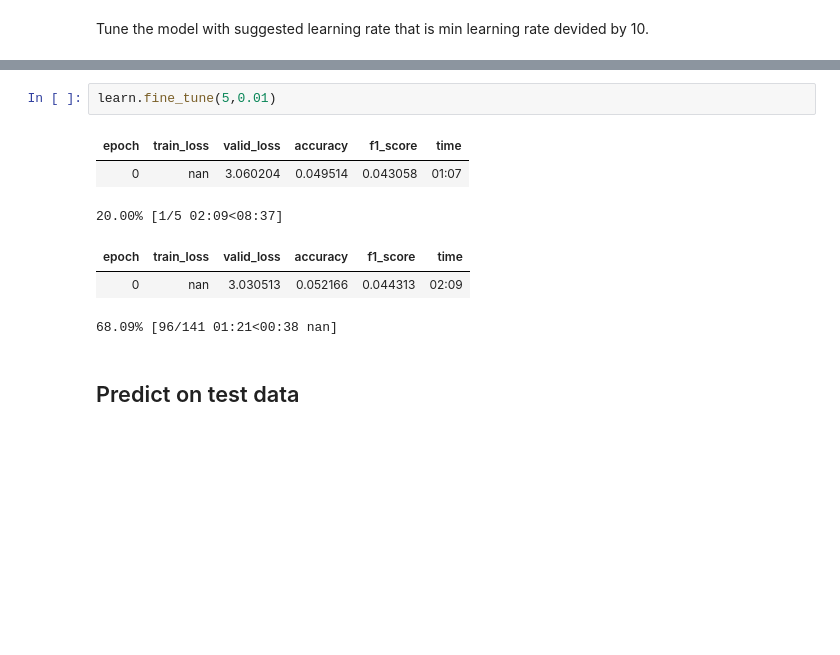
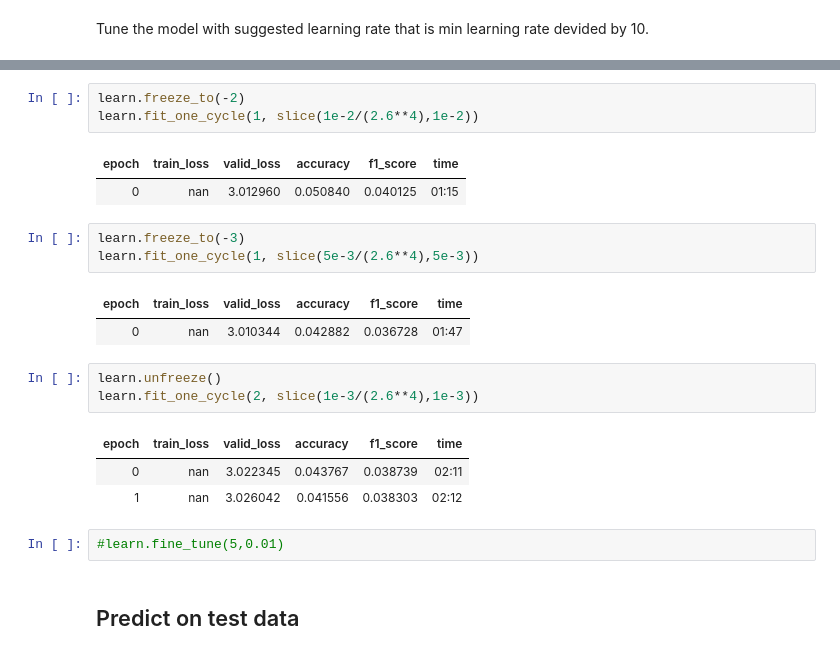
Before and after one commit to sayanbanerjee32/NLP-with-fastai2.0, a Jupyter notebook: fastai_on_20newsgroup.ipynb, the cells around one changed output, grey strips where cells are left out. Cells and saved outputs as stored; diff of their text form; blank space fills up the shorter version.

```diff
--- a/fastai_on_20newsgroup.ipynb
+++ b/fastai_on_20newsgroup.ipynb
@@ -124,12 +125,24 @@ learn.fit_one_cycle(1, 0.01) # min / 10
+# %%
+learn.freeze_to(-2)
+learn.fit_one_cycle(1, slice(1e-2/(2.6**4),1e-2))
+# %% [output]
+| epoch | train_loss | valid_loss | accuracy | f1_score | time |
+| 0 | nan | 3.012960 | 0.050840 | 0.040125 | 01:15 |
+# %%
+learn.freeze_to(-3)
+learn.fit_one_cycle(1, slice(5e-3/(2.6**4),5e-3))
+# %% [output]
+| epoch | train_loss | valid_loss | accuracy | f1_score | time |
+| 0 | nan | 3.010344 | 0.042882 | 0.036728 | 01:47 |
+# %%
+learn.unfreeze()
+learn.fit_one_cycle(2, slice(1e-3/(2.6**4),1e-3))
+# %% [output]
+| epoch | train_loss | valid_loss | accuracy | f1_score | time |
+| 0 | nan | 3.022345 | 0.043767 | 0.038739 | 02:11 |
+| 1 | nan | 3.026042 | 0.041556 | 0.038303 | 02:12 |
 # %%
-learn.fine_tune(5,0.01)
+#learn.fine_tune(5,0.01)
-# %% [output]
-| epoch | train_loss | valid_loss | accuracy | f1_score | time |
-| 0 | nan | 3.060204 | 0.049514 | 0.043058 | 01:07 |
-20.00% [1/5 02:09<08:37]
-| epoch | train_loss | valid_loss | accuracy | f1_score | time |
-| 0 | nan | 3.030513 | 0.052166 | 0.044313 | 02:09 |
-68.09% [96/141 01:21<00:38 nan]
 # %% [markdown]
 ## Predict on test data
 # %%
```
Also changed, not shown: parts of 7 cells of this notebook.
